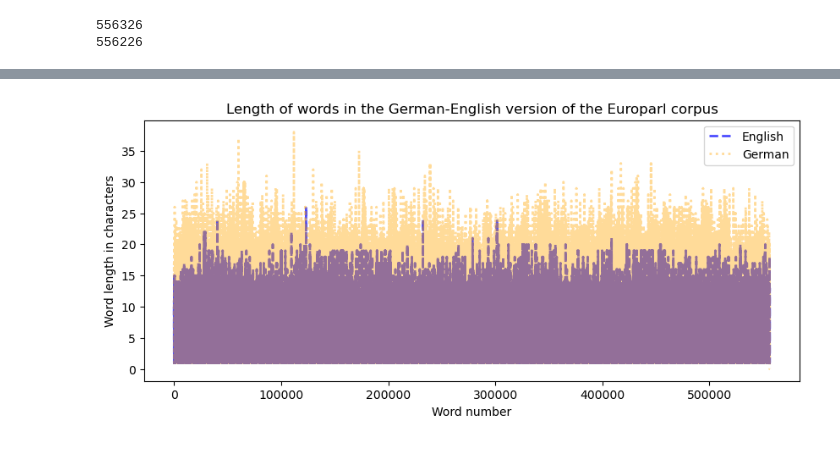
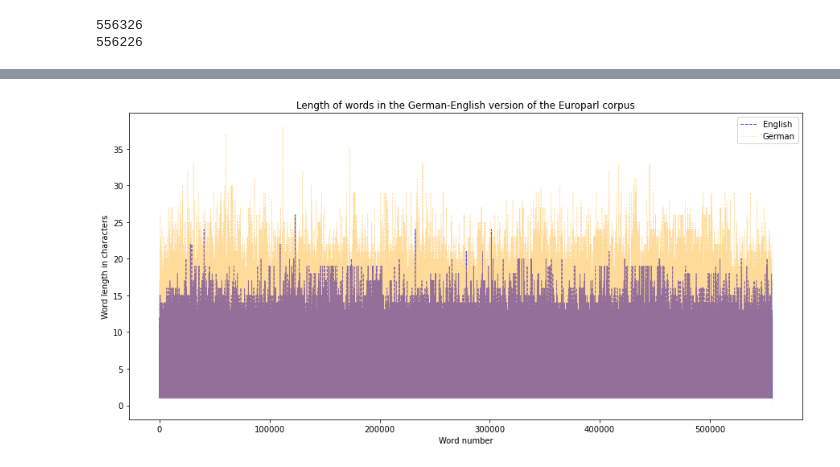
Before and after one commit to michael-franke/PythonIntro, a Jupyter notebook: session08.ipynb, the cells around one changed output, grey strips where cells are left out. Drawn from its saved outputs; the diff is of its cells as text; code cells hidden in the pictures.

```diff
--- a/session08.ipynb
+++ b/session08.ipynb
@@ -196,6 +202,6 @@ print(len(word_len_ger))
 # %%
 b = [0]*(len(word_len_en)-len(word_len_ger))
-word_len_ger = word_len_ger+b
+word_len_ger_adjusted = word_len_ger+b
 # %%
 import matplotlib
 import matplotlib.pyplot as plt
@@ -203,12 +217,15 @@ import numpy as np
 # %%
-fig, ax = plt.subplots(figsize=(10, 4))
+fig, ax = plt.subplots(figsize=(15, 7))
 x = np.arange(len(en.words()))
-ax.plot(x, word_len_en, color='blue', linewidth=2, linestyle='--',alpha=0.7,label='English')
-l, = ax.plot(x, word_len_ger, color='orange', linewidth=2,alpha=0.4, label = 'German')
+
+ax.plot(x, word_len_en, color='blue', linewidth=1, linestyle='--',alpha=0.7,label='English') #value on alpha channel adds transparency
+l, = ax.plot(x, word_len_ger_adjusted, color='orange', linewidth=1,alpha=0.4, label = 'German')
+
+#labeling and design
 l.set_linestyle(':');
 ax.set_xlabel('Word number')
 ax.set_ylabel('Word length in characters')
 ax.set_title('Length of words in the German-English version of the Europarl corpus')
 ax.legend();
 # %% [output]
-[figure, old version]
+[figure, new version]
```
Also changed, not shown: parts of 32 cells of this notebook, 1 other file.
